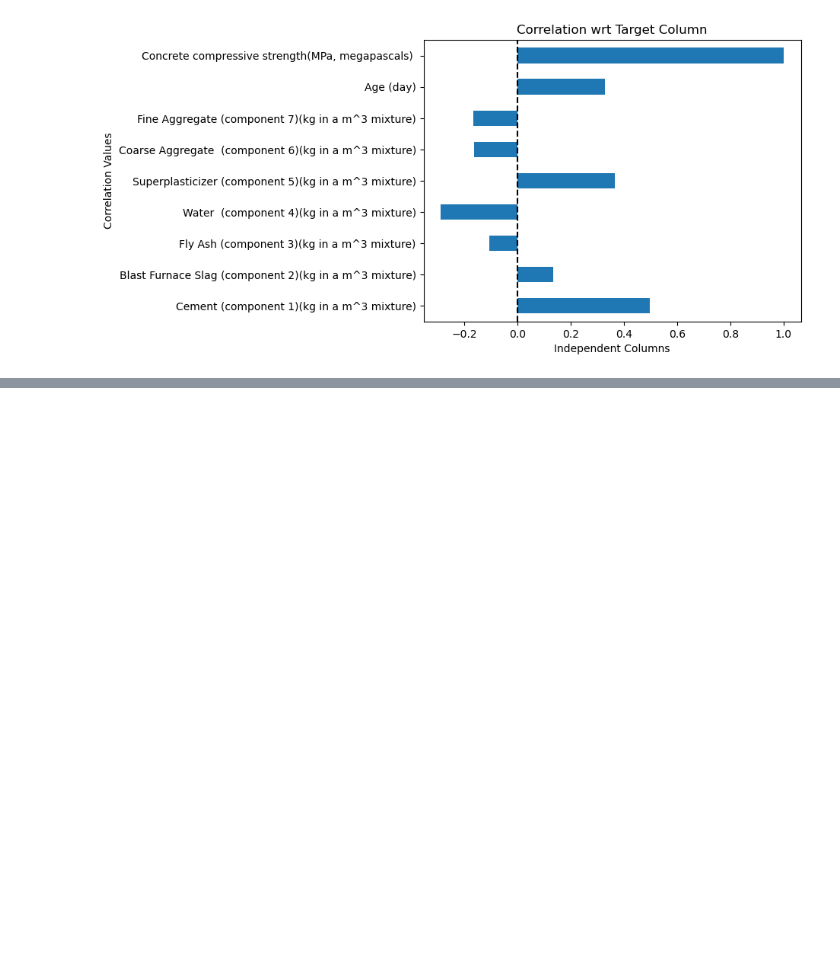
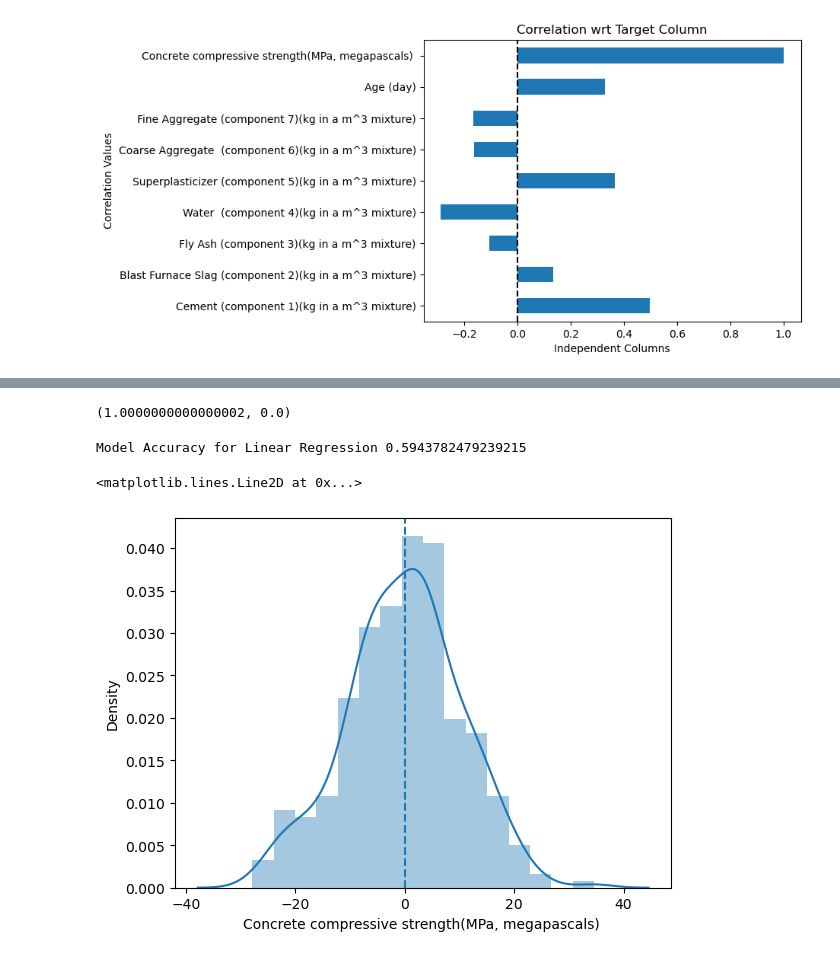
Before and after one commit to anirudhakolay/CementPrediction_Model, a Jupyter notebook: model.ipynb, the cells around one changed output, grey strips where cells are left out. Saved outputs shown, nothing was run; the diff lists cells and outputs as text; code cells hidden in the pictures; blank space fills up the shorter version.

```diff
--- a/model.ipynb
+++ b/model.ipynb
@@ -209,0 +245,26 @@ plt.show()
+# %%
+#Preventing Data Leakage
+
+# Step 01: Split the dataset in X and y
+# Where X: Independent Column and y: Dependent Column : Target column
+
+X = df.drop(columns = 'Concrete compressive strength(MPa, megapascals) ',axis = 1) # drops inside X, but presnt in df
+y = df['Concrete compressive strength(MPa, megapascals) ']
+
+# Step 02: Using Train Test Split
+#test_size lies between 0.20 to 0.35(20-30 is enough)
+
+X_train, X_test, y_train, y_test = train_test_split(X, y, test_size = 0.30, random_state = 42)
+
+# Step 03: Using Scaling Technique
+sc = MinMaxScaler()
+
+#Seen data
+X_train = sc.fit_transform(X_train)
+
+# Unseen Data
+X_test = sc.transform(X_test)
+# %%
+X_train.max(), X_train.min() # perfect ranges between 0 and 1
+# %% [output]
+(1.0000000000000002, 0.0)
@@ -209,0 +273,16 @@ plt.show()
+# %%
+#Linear Regression
+
+from sklearn.linear_model import LinearRegression
+
+LR = LinearRegression().fit(X_train,y_train)
+y_pred_LR = LR.predict(X_test)
+print('Model Accuracy for Linear Regression', r2_score(y_test, y_pred_LR))
+# %% [output]
+Model Accuracy for Linear Regression 0.5943782479239215
+# %%
+sns.distplot(y_test-y_pred_LR)
+plt.axvline(0,linestyle= '--')
+# %% [output]
+<matplotlib.lines.Line2D at 0x...>
+[figure, added]
```
Also changed, not shown: parts of 9 cells of this notebook.
